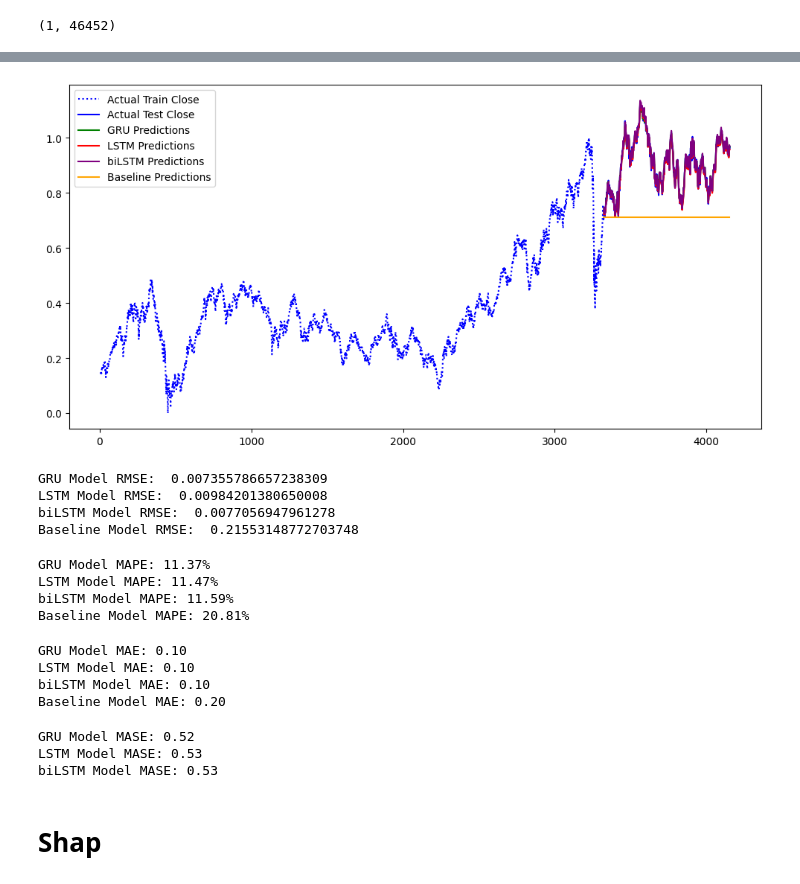
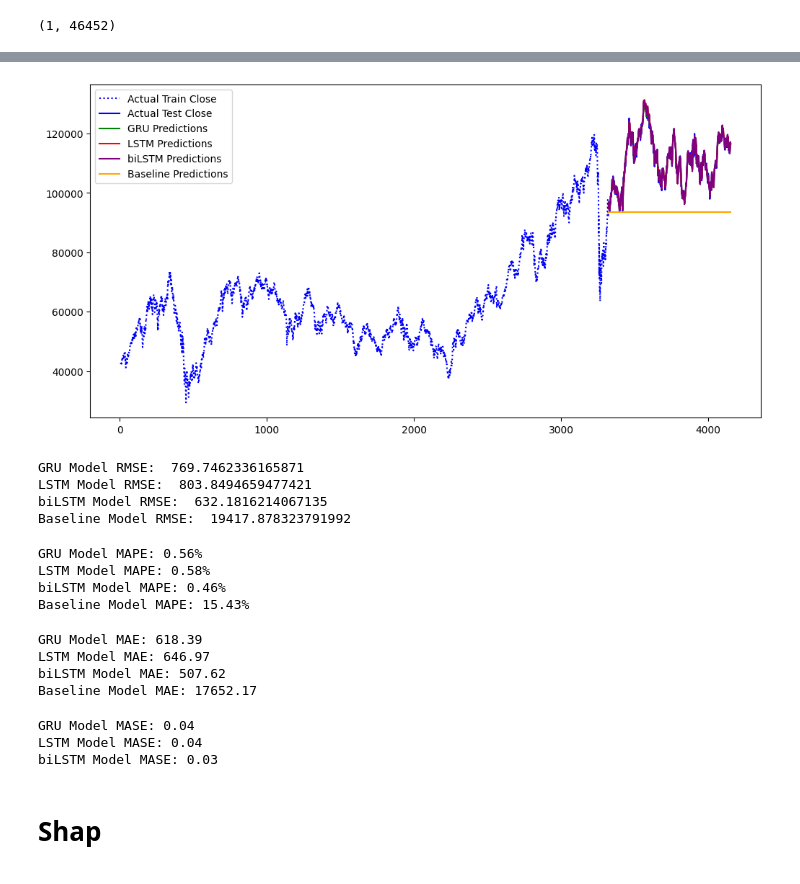
Before and after one commit to marreapato/Forecasting_Paper_XAI, a Jupyter notebook: stocks_type_lags/MultivariateStocks_Baseline_Com_Lags_tryingshaplime.ipynb, the cells around one changed output, grey strips where cells are left out. Cells and saved outputs as stored; diff of their text form; code cells hidden in the pictures.

```diff
--- a/stocks_type_lags/MultivariateStocks_Baseline_Com_Lags_tryingshaplime.ipynb
+++ b/stocks_type_lags/MultivariateStocks_Baseline_Com_Lags_tryingshaplime.ipynb
@@ -118,11 +121,11 @@ data['Close']
 Name: Close, Length: 4154, dtype: float64
 # %%
 # Normalize the data
-scaler = MinMaxScaler()
+closescaler = MinMaxScaler()
 
-data_train=pd.DataFrame(scaler.fit_transform(data['Close'].values[0:size_of_slice].reshape(-1, 1)),
+data_train=pd.DataFrame(closescaler.fit_transform(data['Close'].values[0:size_of_slice].reshape(-1, 1)),
                         columns=['Close'],index=data['Close'].index[0:size_of_slice])#use fit only in training that is wrong
-data_test=pd.DataFrame(scaler.transform(data['Close'].values[size_of_slice:size_of_slice+last_rows].reshape(-1, 1)),
+data_test=pd.DataFrame(closescaler.transform(data['Close'].values[size_of_slice:size_of_slice+last_rows].reshape(-1, 1)),
                        columns=['Close'],index=data['Close'].index[size_of_slice:size_of_slice+last_rows])#use fit only in training that is wrong
 # %%
 train_datanscal = data.iloc[0:size_of_slice]
@@ -253,7 +256,7 @@ array([[0.13944944, 0.12320543, 0.1334228 , ..., 0.16188827, 0.16660562,
        [0.6987346 , 0.72334389, 0.70993425, ..., 0.74713907, 0.75710655,
         0.72371882]])
 # %%
-trainX = trainX.reshape(3318,1,-1)
+trainX = trainX.reshape(3318,-1)
 # %%
 trainX.shape
 # %% [output]
@@ -278,7 +281,7 @@ tf.random.set_seed(22)
 def GRU_Model(output_window,look_back):
     model = Sequential([
             tf.keras.layers.Reshape((1, -1)),
-            tf.keras.layers.GRU(128, return_sequences=False, input_shape=(trainX.shape[0], 1, trainX.shape[1])),
+            tf.keras.layers.GRU(128, return_sequences=False, input_shape=(trainX.shape[0], trainX.shape[1])),
             tf.keras.layers.Dense(output_window)
         ])
 #    model.add(GRU(128, return_sequences=False, input_shape=(1, look_back)))
@@ -291,7 +294,7 @@ def LSTM_Model(output_window,look_back):
     model = Sequential([
         tf.keras.layers.Reshape((1, -1)),
 
-          tf.keras.layers.LSTM(128, activation='relu', input_shape=(trainX.shape[0], 1, trainX.shape[1]), return_sequences=True),
+          tf.keras.layers.LSTM(128, activation='relu', input_shape=(trainX.shape[0],trainX.shape[1]), return_sequences=True),
         tf.keras.layers.Flatten(),
     tf.keras.layers.Dense(output_window)])
     #model.add(LSTM(128, return_sequences=False, input_shape=(1, look_back)))
@@ -306,7 +309,7 @@ def biLSTM_Model(output_window,look_back):
     model = Sequential([
         tf.keras.layers.Reshape((1, -1)),
         tf.keras.layers.Bidirectional(
-          tf.keras.layers.LSTM(128, activation='relu', input_shape=(trainX.shape[0], 1, trainX.shape[1]), return_sequences=True)),
+          tf.keras.layers.LSTM(128, activation='relu', input_shape=(trainX.shape[0], trainX.shape[1]), return_sequences=True)),
         tf.keras.layers.Flatten(),
         tf.keras.layers.Dense(output_window)]
                        )
@@ -369,32 +381,32 @@ Epoch 30/30
 # %%
 
 # Inverse transform the predictions
-gru_predictions = scaler.inverse_transform(gru_predictions.reshape(-1,1))
-lstm_predictions = scaler.inverse_transform(lstm_predictions.reshape(-1,1))
-baseline_predictions = scaler.inverse_transform(baseline_predictions)
+gru_predictions = closescaler.inverse_transform(gru_predictions.reshape(-1,1))
+lstm_predictions = closescaler.inverse_transform(lstm_predictions.reshape(-1,1))
+baseline_predictions = closescaler.inverse_transform(baseline_predictions)
 # Inverse transform the predictions
-bilstm_predictions = scaler.inverse_transform(bilstm_predictions.reshape(-1,1))
+bilstm_predictions = closescaler.inverse_transform(bilstm_predictions.reshape(-1,1))
 # %%
  #Inverse transform both train and test data
-trainY = scaler.inverse_transform(trainY.reshape(-1, 1))
-testY = scaler.inverse_transform(testY.reshape(-1, 1))
+trainY = closescaler.inverse_transform(trainY.reshape(-1, 1))
+testY = closescaler.inverse_transform(testY.reshape(-1, 1))
 
 # Create a time index for plotting
 time_index_train = range(len(data) - len(testY) - len(trainY), len(data) - len(testY))
 time_index_test = range(len(data) - len(testY), len(data))
 
 # Plot all true values and the predictions with different colors
 plt.figure(figsize=(12, 6))
 plt.plot(time_index_train, trainY, label='Actual Train Close', color='blue', linestyle='dotted')
 plt.plot(time_index_test, testY, label='Actual Test Close', color='blue')
 plt.plot(time_index_test, gru_predictions, label='GRU Predictions', color='green')
 plt.plot(time_index_test, lstm_predictions, label='LSTM Predictions', color='red')
 plt.plot(time_index_test, bilstm_predictions, label='biLSTM Predictions', color='purple')
 plt.plot(time_index_test, baseline_predictions, label='Baseline Predictions', color='orange')
 plt.legend()
 plt.show()
 # %% [output]
-[figure, old version]
+[figure, new version]
 # %%
 # Calculate the mean squared error for each model
 gru_mse = mean_squared_error(testY, gru_predictions)
@@ -408,10 +420,10 @@ print("LSTM Model RMSE: ", np.sqrt(lstm_mse))
 print("biLSTM Model RMSE: ", np.sqrt(bilstm_mse))
 print("Baseline Model RMSE: ", np.sqrt(baseline_mse))
 # %% [output]
-GRU Model RMSE:  0.007355786657238309
-LSTM Model RMSE:  0.00984201380650008
-biLSTM Model RMSE:  0.0077056947961278
-Baseline Model RMSE:  0.21553148772703748
+GRU Model RMSE:  769.7462336165871
+LSTM Model RMSE:  803.8494659477421
+biLSTM Model RMSE:  632.1816214067135
+Baseline Model RMSE:  19417.878323791992
 # %%
 # Calculate the Mean Absolute Percentage Error (MAPE) for each model
 def calculate_mape(true_values, predicted_values):
@@ -430,10 +442,10 @@ print("LSTM Model MAPE: {:.2f}%".format(lstm_mape))
 print("biLSTM Model MAPE: {:.2f}%".format(bilstm_mape))
 print("Baseline Model MAPE: {:.2f}%".format(baseline_mape))
 # %% [output]
-GRU Model MAPE: 11.37%
-LSTM Model MAPE: 11.47%
-biLSTM Model MAPE: 11.59%
-Baseline Model MAPE: 20.81%
+GRU Model MAPE: 0.56%
+LSTM Model MAPE: 0.58%
+biLSTM Model MAPE: 0.46%
+Baseline Model MAPE: 15.43%
 # %%
 def calculate_mae(true_values, predicted_values):
     abs_errors = np.abs(true_values - predicted_values)
@@ -451,10 +463,10 @@ print("LSTM Model MAE: {:.2f}".format(lstm_mae))
 print("biLSTM Model MAE: {:.2f}".format(bilstm_mae))
 print("Baseline Model MAE: {:.2f}".format(baseline_mae))
 # %% [output]
-GRU Model MAE: 0.10
-LSTM Model MAE: 0.10
-biLSTM Model MAE: 0.10
-Baseline Model MAE: 0.20
+GRU Model MAE: 618.39
+LSTM Model MAE: 646.97
+biLSTM Model MAE: 507.62
+Baseline Model MAE: 17652.17
 # %%
 # Calculate the MASE for each model
 def calculate_mase(model_mae, baseline_mae):
@@ -470,9 +482,9 @@ print("GRU Model MASE: {:.2f}".format(gru_mase))
 print("LSTM Model MASE: {:.2f}".format(lstm_mase))
 print("biLSTM Model MASE: {:.2f}".format(bilstm_mase))
 # %% [output]
-GRU Model MASE: 0.52
-LSTM Model MASE: 0.53
-biLSTM Model MASE: 0.53
+GRU Model MASE: 0.04
+LSTM Model MASE: 0.04
+biLSTM Model MASE: 0.03
 # %% [markdown]
 # Shap
 # %%
```
Also changed, not shown: parts of 10 cells of this notebook.
